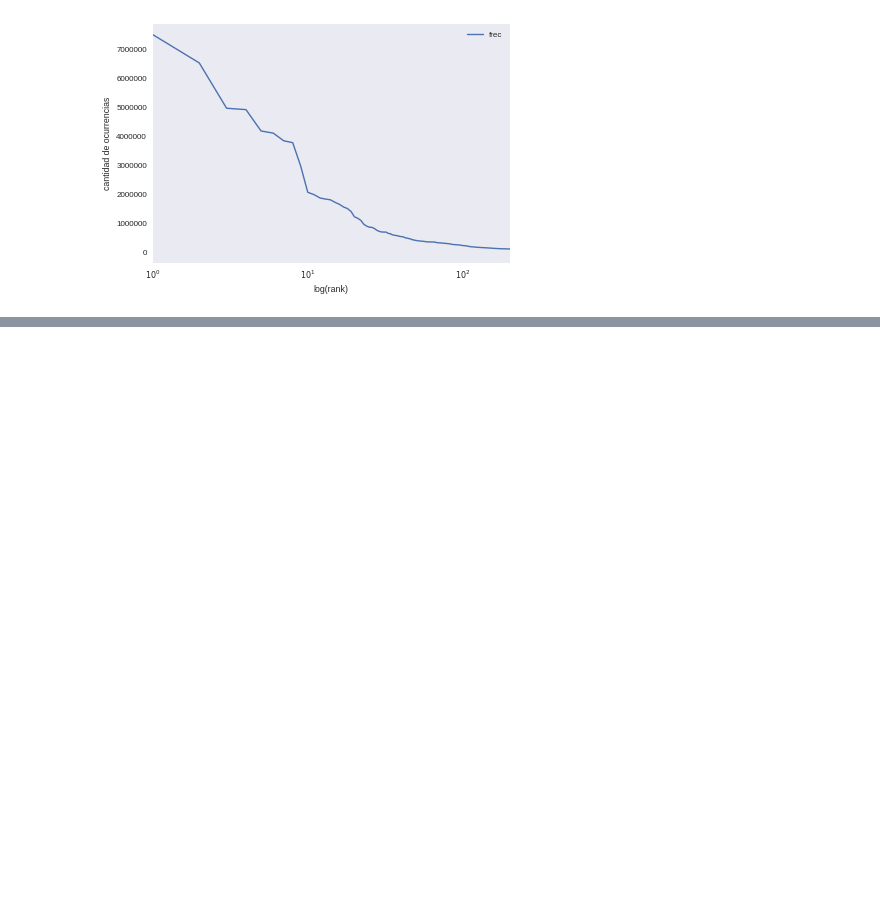
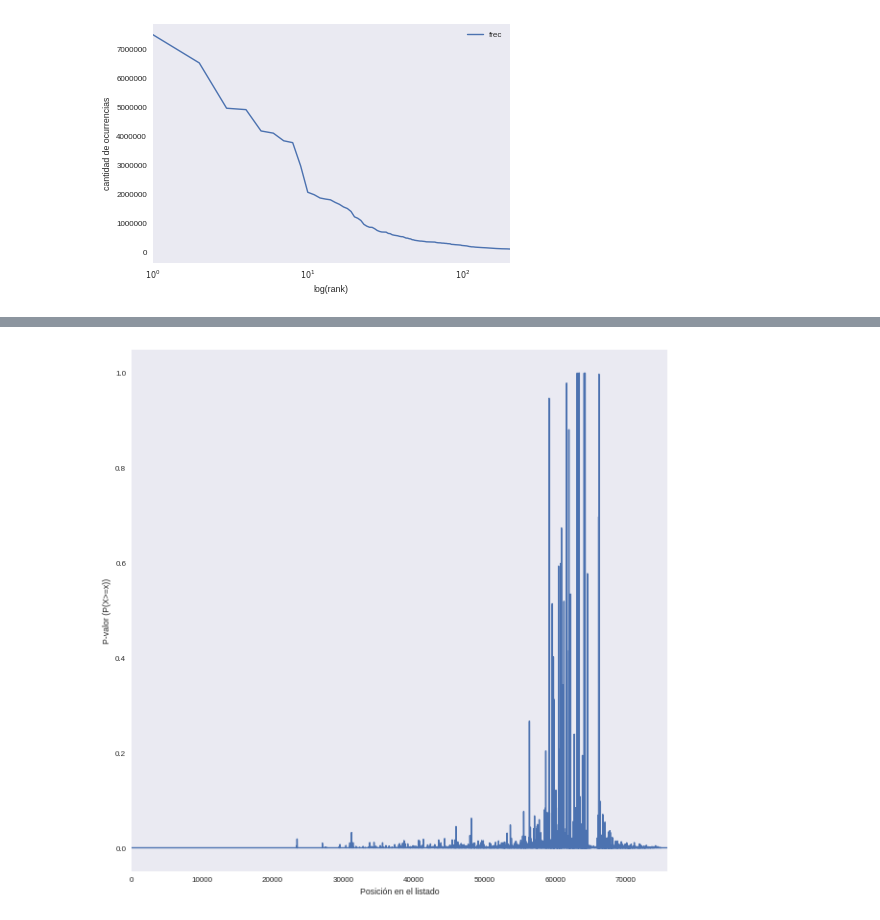
Before and after one commit to daleman/tesis, a Jupyter notebook: notebooks/info.ipynb, the cells around one changed output, grey strips where cells are left out. Cells and saved outputs as stored; diff of their text form; code cells hidden in the pictures; blank space fills up the shorter version.

```diff
--- a/notebooks/info.ipynb
+++ b/notebooks/info.ipynb
@@ -590,0 +552,2 @@ KeyboardInterrupt:
+# %%
+pvalores = pd.read_csv('../pvalores.csv')
@@ -590,0 +578,8 @@ KeyboardInterrupt:
+# %%
+f = pvalores.dropna().pvalor.plot(figsize=(10,10))
+f.set_xlabel(u'Posición en el listado')
+f.set_ylabel(u'P-valor (P(X>=x))')
+
+f.get_figure().savefig('pvalores.png')
+# %% [output]
+[figure, added]
```
Also changed, not shown: parts of 23 cells of this notebook, 8 other files.
